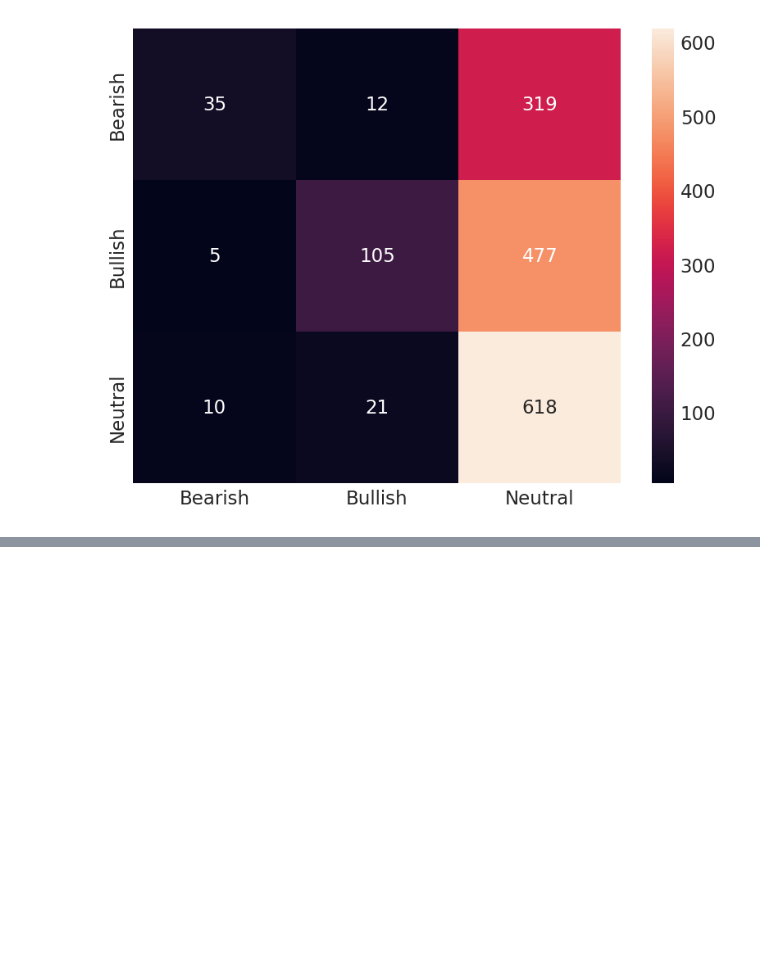
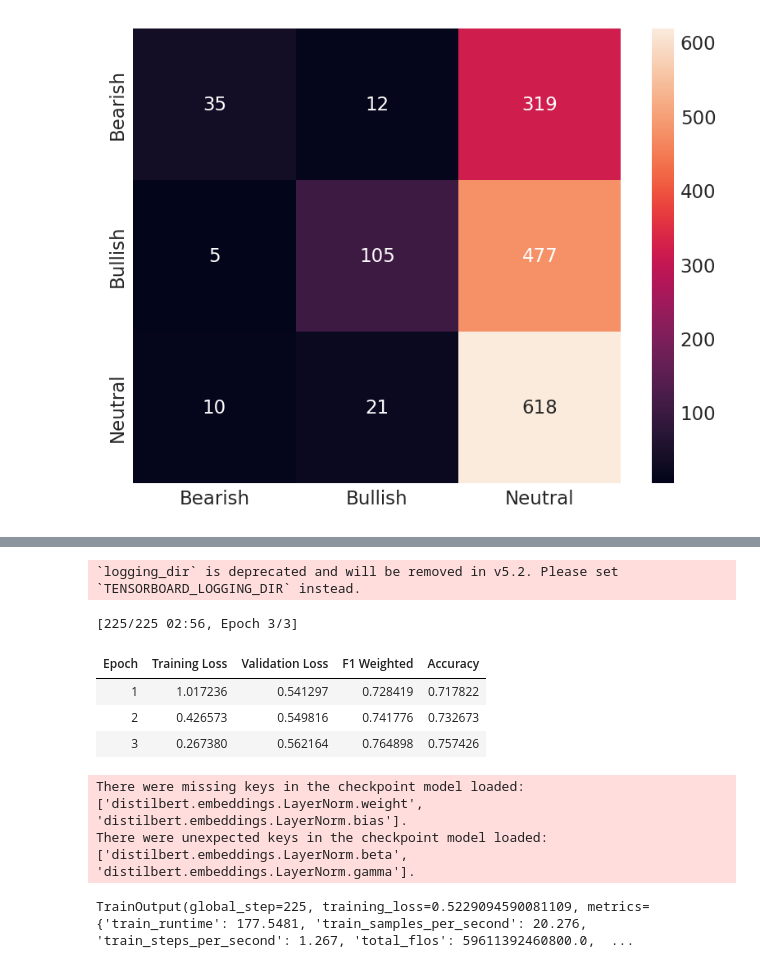
Before and after one commit to RishabhBubna/sentiment_finance_analysis, a Jupyter notebook: NLP_sentiment_analysis.ipynb, the cells around one changed output, grey strips where cells are left out. Saved outputs shown, nothing was run; the diff lists cells and outputs as text; code cells hidden in the pictures; blank space fills up the shorter version.

```diff
--- a/NLP_sentiment_analysis.ipynb
+++ b/NLP_sentiment_analysis.ipynb
@@ -782,0 +952,10 @@ Name: text, Length: 366, dtype: str
+# %%
+df1["text"] = df1["text"].apply(clean_wsb_text)
+df2["text"] = df2["text"].apply(clean_wsb_text)
+df3["text"] = df3["text"].apply(clean_wsb_text)
+# %%
+## Convert the pandas dataframe back to huggingface dataset
+
+train_dataset = Dataset.from_pandas(df1)
+val_dataset = Dataset.from_pandas(df2)
+test_dataset = Dataset.from_pandas(df3)
@@ -782,0 +987,37 @@ Name: text, Length: 366, dtype: str
+# %%
+training_args = TrainingArguments(
+    output_dir='./Report/results_wsb',
+    num_train_epochs=3,
+    per_device_train_batch_size=16,
+    per_device_eval_batch_size=16,
+    learning_rate=2e-5,
+    weight_decay=0.01,
+    eval_strategy='epoch',
+    save_strategy='epoch',
+    load_best_model_at_end=True,
+    metric_for_best_model='f1_weighted',
+    fp16=True,
+    logging_dir='./logs_wsb',
+    logging_steps=50,
+)
+# %% [output]
+`logging_dir` is deprecated and will be removed in v5.2. Please set `TENSORBOARD_LOGGING_DIR` instead.
+# %%
+trainer_wsb = WeightedTrainer(
+    model=model,
+    args=training_args,
+    train_dataset=train_dataset,
+    eval_dataset=val_dataset,
+    compute_metrics=compute_metrics,
+)
+# %%
+trainer_wsb.train()
+# %% [output]
+[225/225 02:56, Epoch 3/3]
+| Epoch | Training Loss | Validation Loss | F1 Weighted | Accuracy |
+| 1 | 1.017236 | 0.541297 | 0.728419 | 0.717822 |
+| 2 | 0.426573 | 0.549816 | 0.741776 | 0.732673 |
+| 3 | 0.267380 | 0.562164 | 0.764898 | 0.757426 |
+There were missing keys in the checkpoint model loaded: ['distilbert.embeddings.LayerNorm.weight', 'distilbert.embeddings.LayerNorm.bias'].
+There were unexpected keys in the checkpoint model loaded: ['distilbert.embeddings.LayerNorm.beta', 'distilbert.embeddings.LayerNorm.gamma'].
+TrainOutput(global_step=225, training_loss=0.5229094590081109, metrics={'train_runtime': 177.5481, 'train_samples_per_second': 20.276, 'train_steps_per_second': 1.267, 'total_flos': 59611392460800.0,  ...
```
Also changed, not shown: parts of 26 cells of this notebook, 4 other files.
